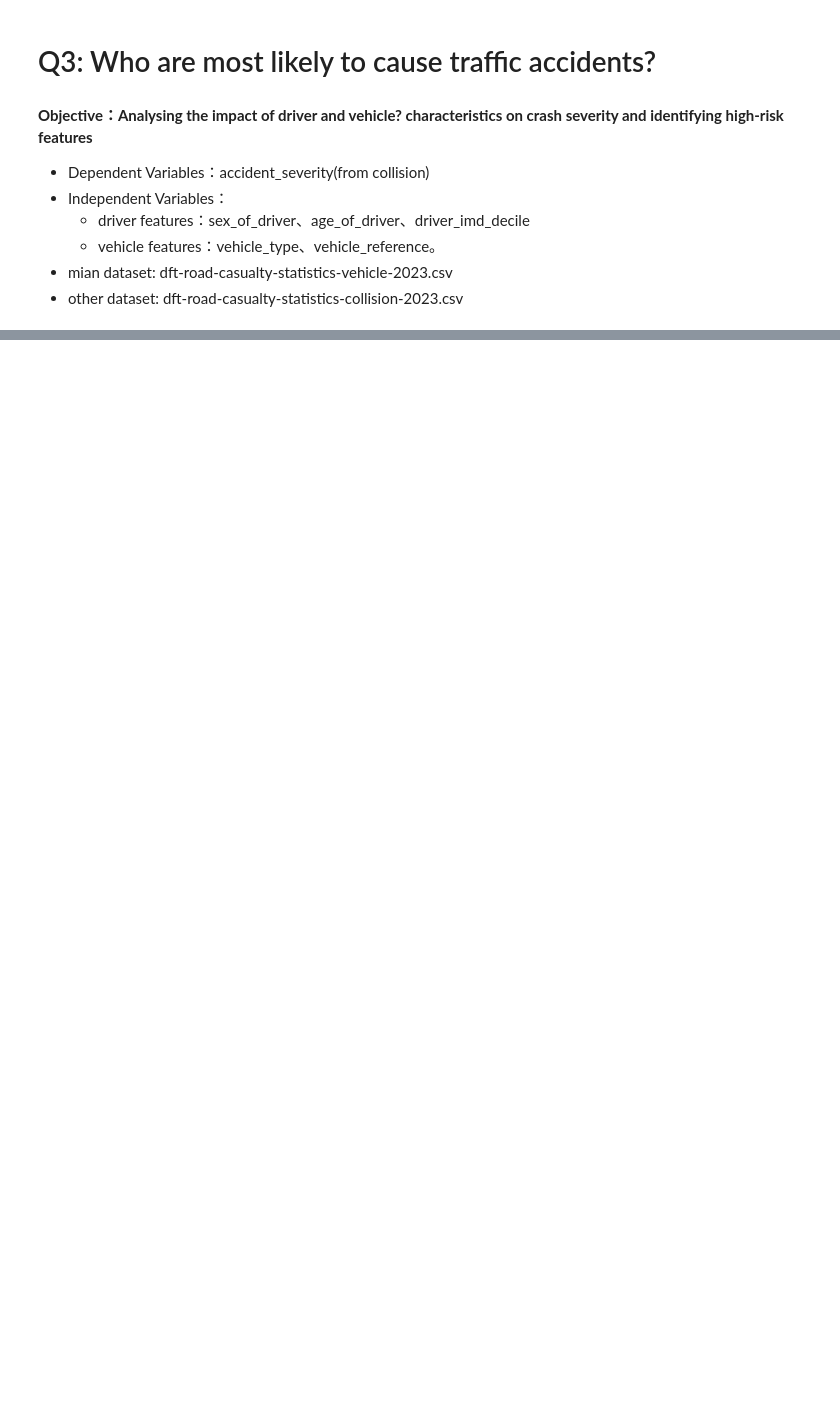
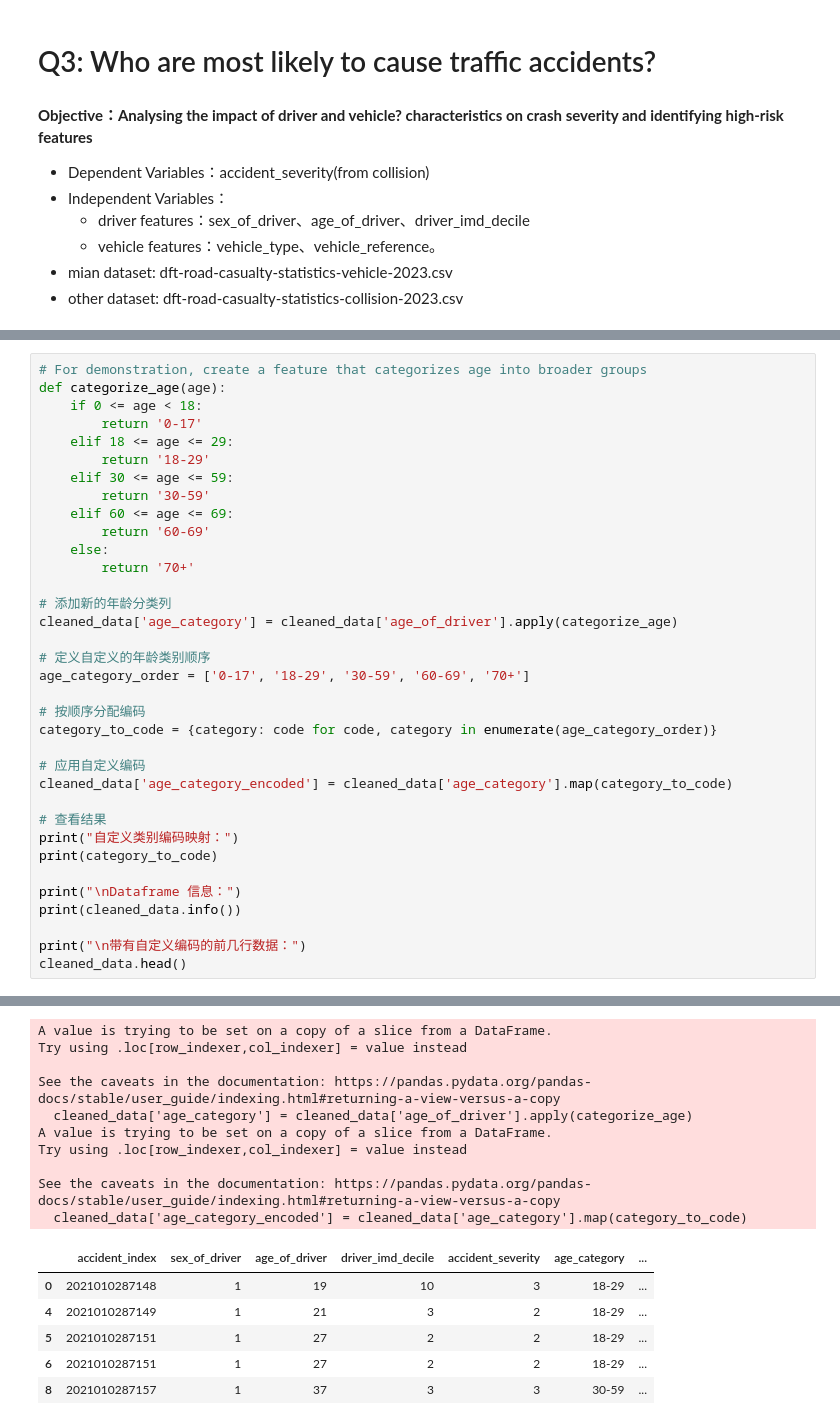
Before and after one commit to jwkee0420/Quantitative-Methods, a Jupyter notebook: huiting_test.ipynb, the cells around one changed output, grey strips where cells are left out. Saved outputs shown, nothing was run; the diff lists cells and outputs as text; blank space fills up the shorter version.

```diff
--- a/huiting_test.ipynb
+++ b/huiting_test.ipynb
@@ -172,0 +163,36 @@ dtype: int64
+# %%
+# For demonstration, create a feature that categorizes age into broader groups
+def categorize_age(age):
+    if 0 <= age < 18:
+        return '0-17'
+    elif 18 <= age <= 29:
+        return '18-29'
+    elif 30 <= age <= 59:
+        return '30-59'
+    elif 60 <= age <= 69:
+        return '60-69'
+    else:
+        return '70+'
+
+# 添加新的年龄分类列
+cleaned_data['age_category'] = cleaned_data['age_of_driver'].apply(categorize_age)
+
+# 定义自定义的年龄类别顺序
+age_category_order = ['0-17', '18-29', '30-59', '60-69', '70+']
+
+# 按顺序分配编码
+category_to_code = {category: code for code, category in enumerate(age_category_order)}
+
+# 应用自定义编码
+cleaned_data['age_category_encoded'] = cleaned_data['age_category'].map(category_to_code)
+
+# 查看结果
+print("自定义类别编码映射：")
+print(category_to_code)
+
+print("\nDataframe 信息：")
+print(cleaned_data.info())
+
+print("\n带有自定义编码的前几行数据：")
+cleaned_data.head()
+# %% [output]
@@ -172,0 +216,16 @@ dtype: int64
+A value is trying to be set on a copy of a slice from a DataFrame.
+Try using .loc[row_indexer,col_indexer] = value instead
+
+See the caveats in the documentation: https://pandas.pydata.org/pandas-docs/stable/user_guide/indexing.html#returning-a-view-versus-a-copy
+  cleaned_data['age_category'] = cleaned_data['age_of_driver'].apply(categorize_age)
+A value is trying to be set on a copy of a slice from a DataFrame.
+Try using .loc[row_indexer,col_indexer] = value instead
+
+See the caveats in the documentation: https://pandas.pydata.org/pandas-docs/stable/user_guide/indexing.html#returning-a-view-versus-a-copy
+  cleaned_data['age_category_encoded'] = cleaned_data['age_category'].map(category_to_code)
+|  | accident_index | sex_of_driver | age_of_driver | driver_imd_decile | accident_severity | age_category | ... |
+| 0 | 2021010287148 | 1 | 19 | 10 | 3 | 18-29 | ... |
+| 4 | 2021010287149 | 1 | 21 | 3 | 2 | 18-29 | ... |
+| 5 | 2021010287151 | 1 | 27 | 2 | 2 | 18-29 | ... |
+| 6 | 2021010287151 | 1 | 27 | 2 | 2 | 18-29 | ... |
+| 8 | 2021010287157 | 1 | 37 | 3 | 3 | 30-59 | ... |
```
Also changed, not shown: parts of 23 cells of this notebook, 7 other files.
